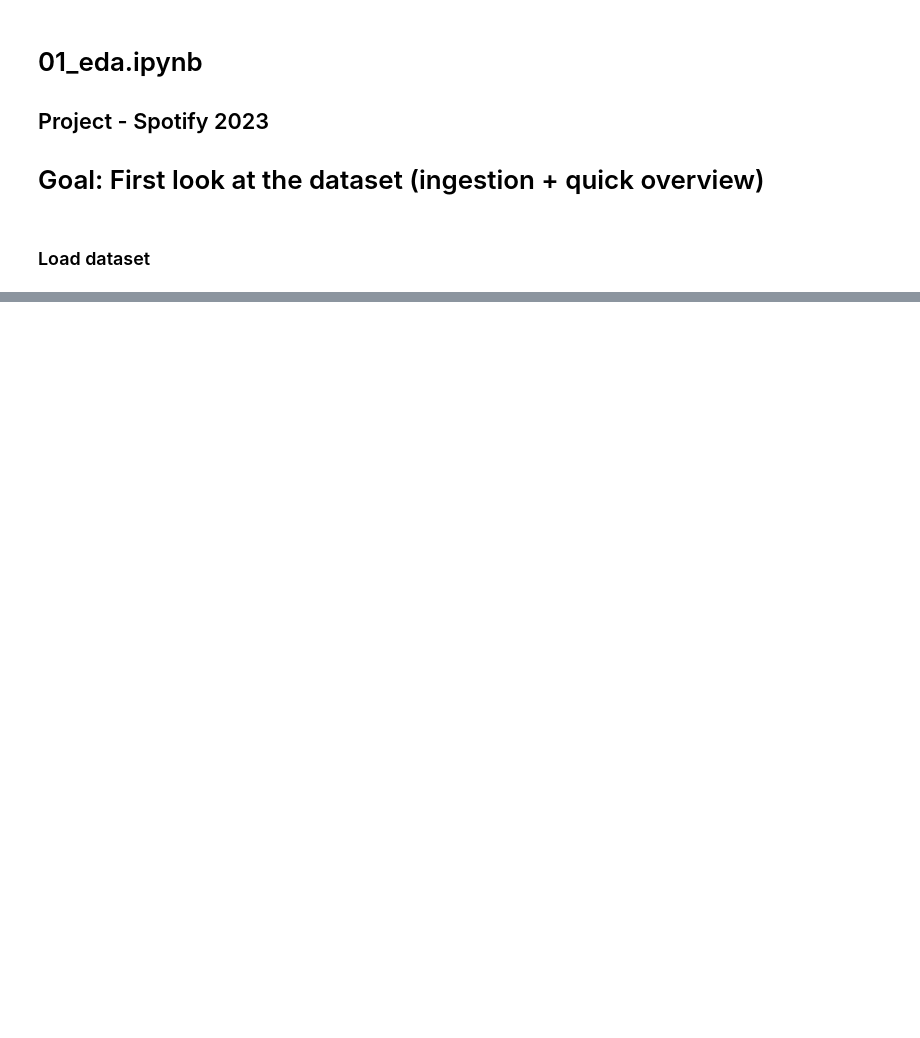
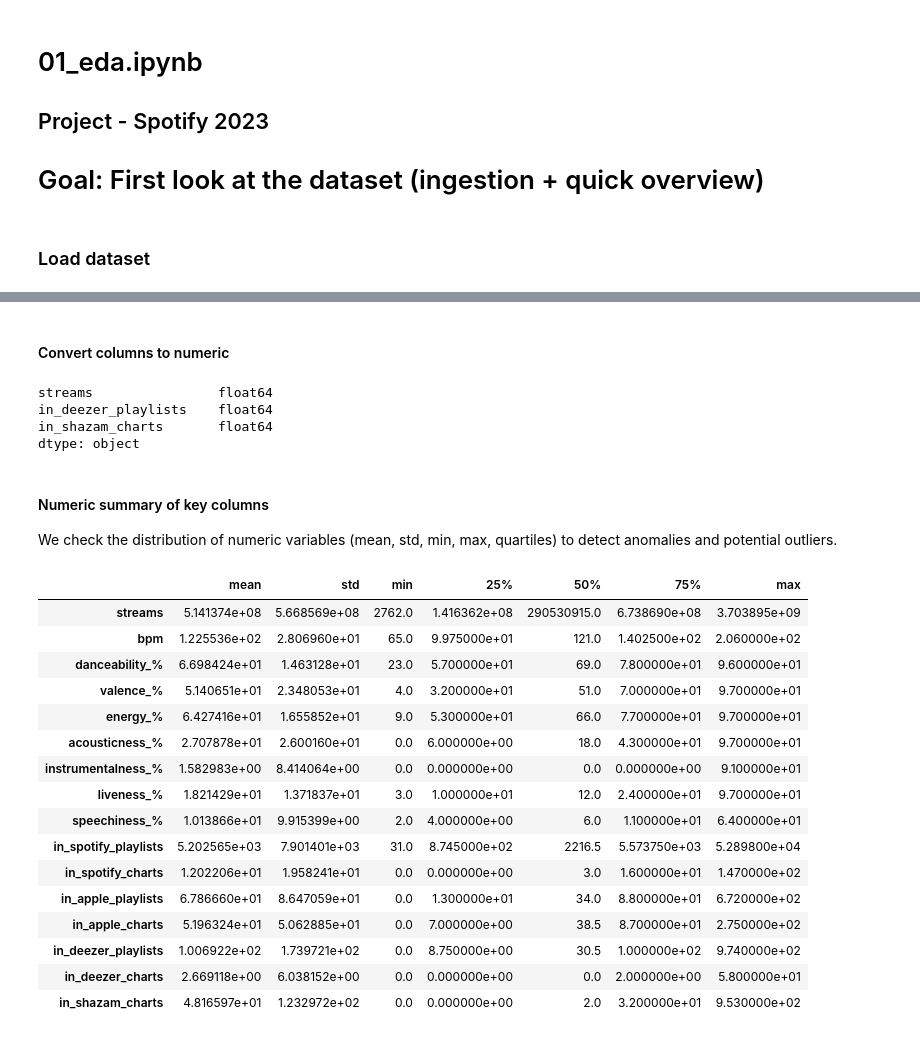
Before and after one commit to slytercode/Spotify-2023-project, a Jupyter notebook: notebooks/01_eda.ipynb, the cells around one changed output, grey strips where cells are left out. Saved outputs shown, nothing was run; the diff lists cells and outputs as text; code cells hidden in the pictures; blank space fills up the shorter version.

```diff
--- a/notebooks/01_eda.ipynb
+++ b/notebooks/01_eda.ipynb
@@ -43,0 +82,2 @@ memory usage: 178.8+ KB
+# %% [markdown]
+#### Convert columns to numeric
@@ -43,0 +88,40 @@ memory usage: 178.8+ KB
+# %%
+df[["streams", "in_deezer_playlists", "in_shazam_charts"]].dtypes
+# %% [output]
+streams                float64
+in_deezer_playlists    float64
+in_shazam_charts       float64
+dtype: object
+# %% [markdown]
+#### Numeric summary of key columns
+We check the distribution of numeric variables (mean, std, min, max, quartiles) to detect anomalies and potential outliers.
+# %%
+num_cols = [
+    "streams", "bpm", "danceability_%", "valence_%", "energy_%",
+    "acousticness_%", "instrumentalness_%", "liveness_%", "speechiness_%",
+    "in_spotify_playlists", "in_spotify_charts",
+    "in_apple_playlists", "in_apple_charts",
+    "in_deezer_playlists", "in_deezer_charts",
+    "in_shazam_charts"
+]
+
+summary = df[num_cols].describe().T
+summary[["mean","std","min","25%","50%","75%","max"]]
+# %% [output]
+|  | mean | std | min | 25% | 50% | 75% | max |
+| streams | 5.141374e+08 | 5.668569e+08 | 2762.0 | 1.416362e+08 | 290530915.0 | 6.738690e+08 | 3.703895e+09 |
+| bpm | 1.225536e+02 | 2.806960e+01 | 65.0 | 9.975000e+01 | 121.0 | 1.402500e+02 | 2.060000e+02 |
+| danceability_% | 6.698424e+01 | 1.463128e+01 | 23.0 | 5.700000e+01 | 69.0 | 7.800000e+01 | 9.600000e+01 |
+| valence_% | 5.140651e+01 | 2.348053e+01 | 4.0 | 3.200000e+01 | 51.0 | 7.000000e+01 | 9.700000e+01 |
+| energy_% | 6.427416e+01 | 1.655852e+01 | 9.0 | 5.300000e+01 | 66.0 | 7.700000e+01 | 9.700000e+01 |
+| acousticness_% | 2.707878e+01 | 2.600160e+01 | 0.0 | 6.000000e+00 | 18.0 | 4.300000e+01 | 9.700000e+01 |
+| instrumentalness_% | 1.582983e+00 | 8.414064e+00 | 0.0 | 0.000000e+00 | 0.0 | 0.000000e+00 | 9.100000e+01 |
+| liveness_% | 1.821429e+01 | 1.371837e+01 | 3.0 | 1.000000e+01 | 12.0 | 2.400000e+01 | 9.700000e+01 |
+| speechiness_% | 1.013866e+01 | 9.915399e+00 | 2.0 | 4.000000e+00 | 6.0 | 1.100000e+01 | 6.400000e+01 |
+| in_spotify_playlists | 5.202565e+03 | 7.901401e+03 | 31.0 | 8.745000e+02 | 2216.5 | 5.573750e+03 | 5.289800e+04 |
+| in_spotify_charts | 1.202206e+01 | 1.958241e+01 | 0.0 | 0.000000e+00 | 3.0 | 1.600000e+01 | 1.470000e+02 |
+| in_apple_playlists | 6.786660e+01 | 8.647059e+01 | 0.0 | 1.300000e+01 | 34.0 | 8.800000e+01 | 6.720000e+02 |
+| in_apple_charts | 5.196324e+01 | 5.062885e+01 | 0.0 | 7.000000e+00 | 38.5 | 8.700000e+01 | 2.750000e+02 |
+| in_deezer_playlists | 1.006922e+02 | 1.739721e+02 | 0.0 | 8.750000e+00 | 30.5 | 1.000000e+02 | 9.740000e+02 |
+| in_deezer_charts | 2.669118e+00 | 6.038152e+00 | 0.0 | 0.000000e+00 | 0.0 | 2.000000e+00 | 5.800000e+01 |
+| in_shazam_charts | 4.816597e+01 | 1.232972e+02 | 0.0 | 0.000000e+00 | 2.0 | 3.200000e+01 | 9.530000e+02 |
```
Also changed, not shown: parts of 13 cells of this notebook.
